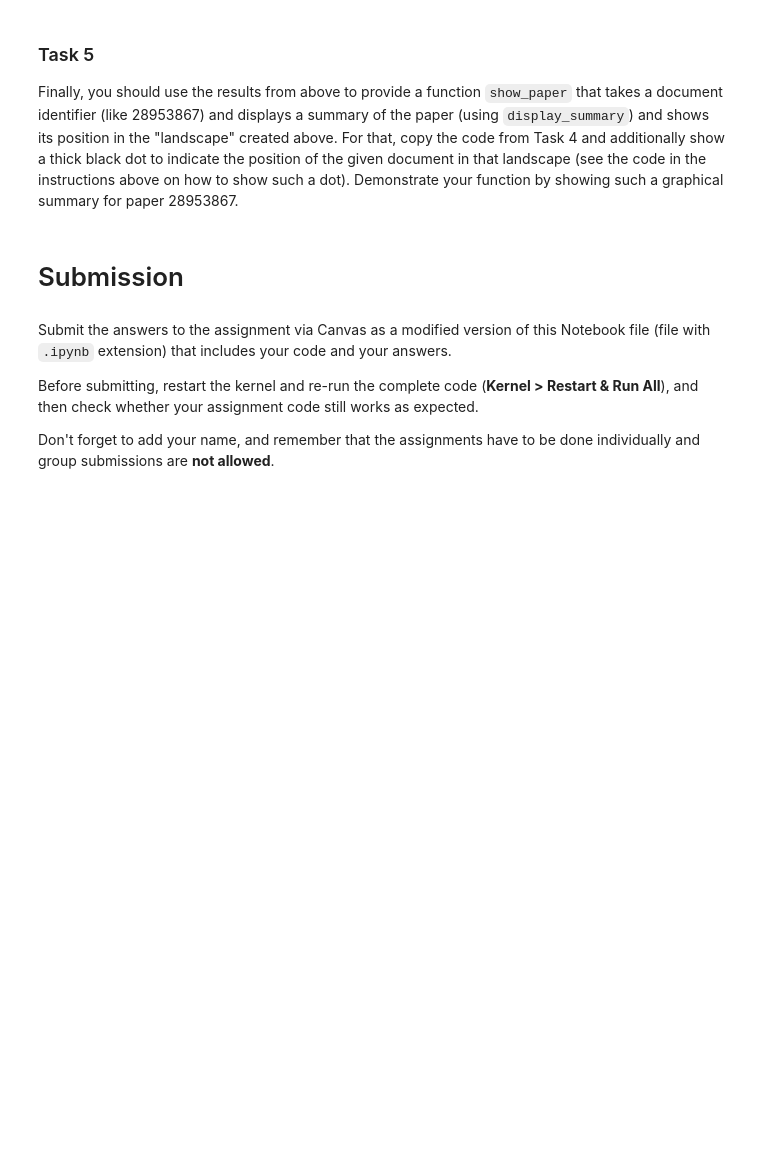
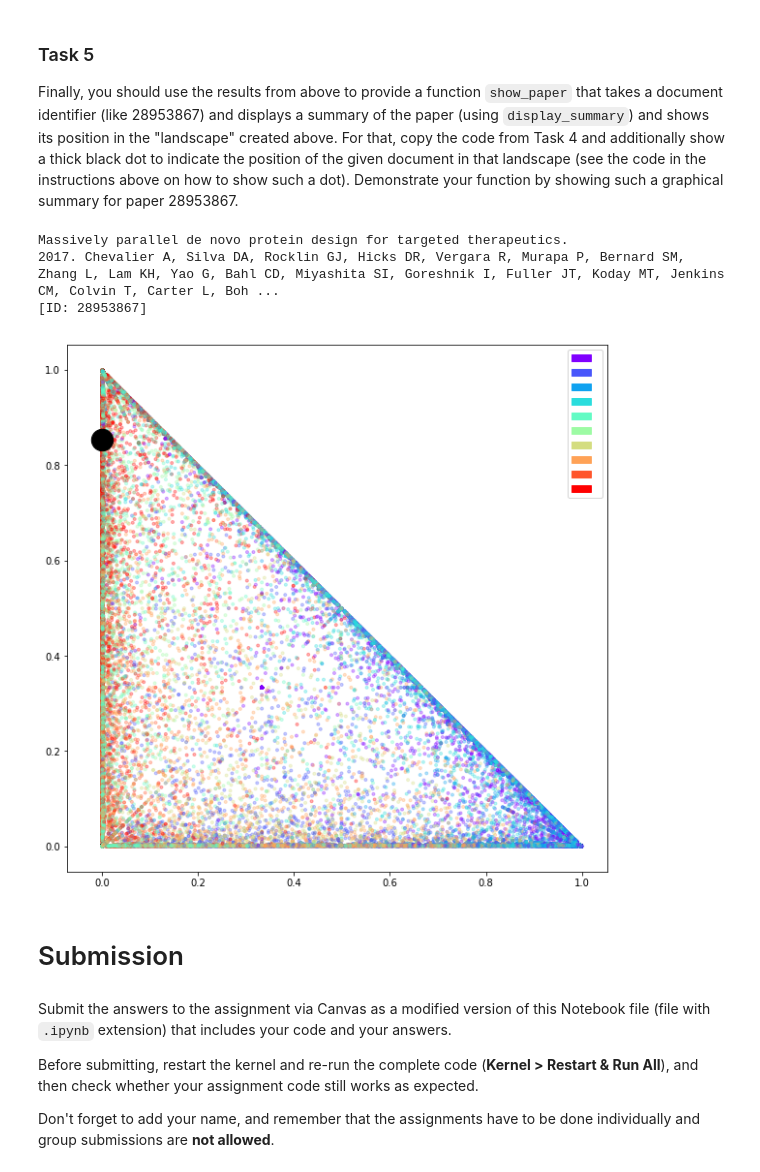
Before and after one commit to iMylene/IR2018, a Jupyter notebook: 06_clustering.ipynb, the cells around one changed output. Cells and saved outputs as stored; diff of their text form; code cells hidden in the pictures; blank space fills up the shorter version.

```diff
--- a/06_clustering.ipynb
+++ b/06_clustering.ipynb
@@ -346,3 +374,27 @@ Finally, you should use the results from above to provide a function `show_paper
+# %%
+def show_paper(doc_id):
+    '''
+    Show doc_id in the plot and print summary of that paper.
+    '''
+    # Create the scatter plot here
+    plt.scatter(doc_topic3[:,0], doc_topic3[:,1], marker='.', alpha=0.3, color=colorCluster);
+
+    # Plot the legend:
+    plt.legend(handles=[mpatches.Patch(color=colors[i], label=topic_labels[i]) for i in range(0,10)]);
+
+    # Plot thick black dot to indicate doc_id position
+    i = doc_list.index(doc_id)
+    plt.scatter(doc_topic3[i,0], doc_topic3[i,1], s=500, marker='o', color='k');
+
+    # Display summary
+    display_summary(doc_id)
+
+show_paper(28953867)
+# %% [output]
+Massively parallel de novo protein design for targeted therapeutics.
+2017. Chevalier A, Silva DA, Rocklin GJ, Hicks DR, Vergara R, Murapa P, Bernard SM, Zhang L, Lam KH, Yao G, Bahl CD, Miyashita SI, Goreshnik I, Fuller JT, Koday MT, Jenkins CM, Colvin T, Carter L, Boh ...
+[ID: 28953867]
+[figure, added]
 # %% [markdown]
 # Submission
 # %% [markdown]
```
Also changed, not shown: parts of 7 cells of this notebook.
